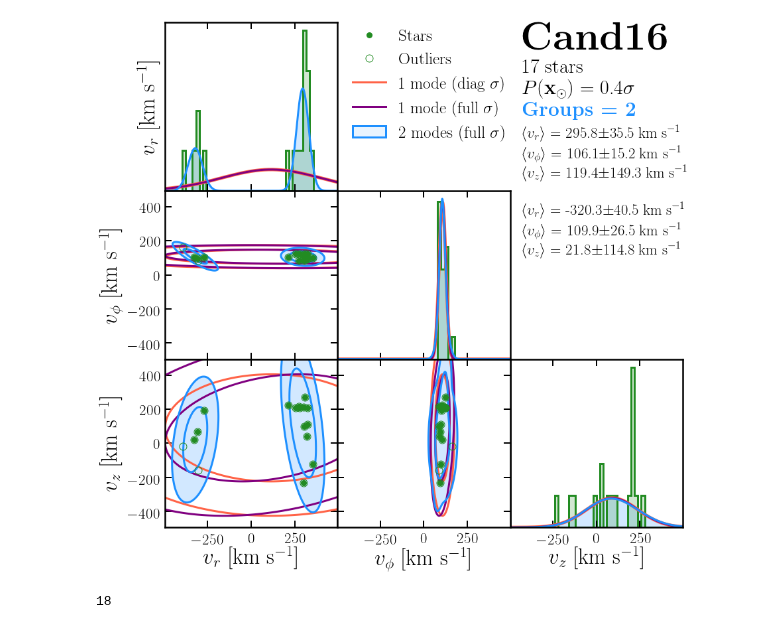
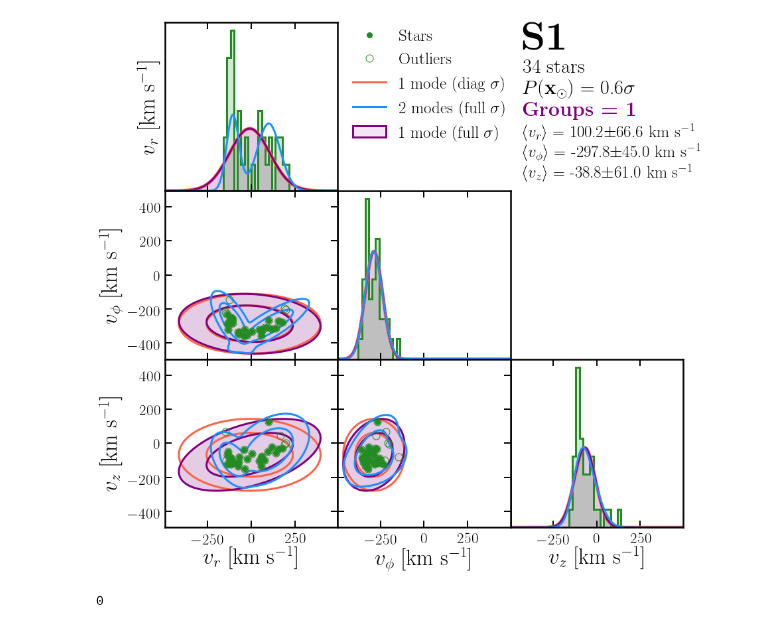
Before and after one commit to cajohare/DarkShards, a Jupyter notebook: code/Stars_GenerateAllPlots.ipynb, the cells around one changed output. Cells and saved outputs as stored; diff of their text form; code cells hidden in the pictures.

```diff
--- a/code/Stars_GenerateAllPlots.ipynb
+++ b/code/Stars_GenerateAllPlots.ipynb
@@ -1,27 +1,27 @@
 # %%
 from numpy import *
 from numpy.random import *
 from PlotFuncs import *
 import pandas
 
 # Load all stars
 df = pandas.read_csv('../data/GAIA_SDSS_Shards.csv')
 names = df.group_id.unique()
 num_cands = size(names)
 colsubs = flipud(cm.Spectral(linspace(0.0,1.0,num_cands)))
 
-for i_cand in range(18,19):
+for i_cand in range(0,1):
     Cand = df.loc[df['group_id'] == names[i_cand]].reset_index()
     fig = VelocityTriangle(Cand)
     plt.show()
     #plt.close(fig)
 
     #fig = XY_XZ(Cand,StarsColour=colsubs[i_cand,:],Grid=False)
     #plt.close(fig)
     print i_cand
 # %% [output]
-[figure, old version]
+[figure, new version]
-18
+0
 # %%
 # SAVING DATA
 
```
Also changed, not shown: parts of 4 cells of this notebook, 5 other files.
